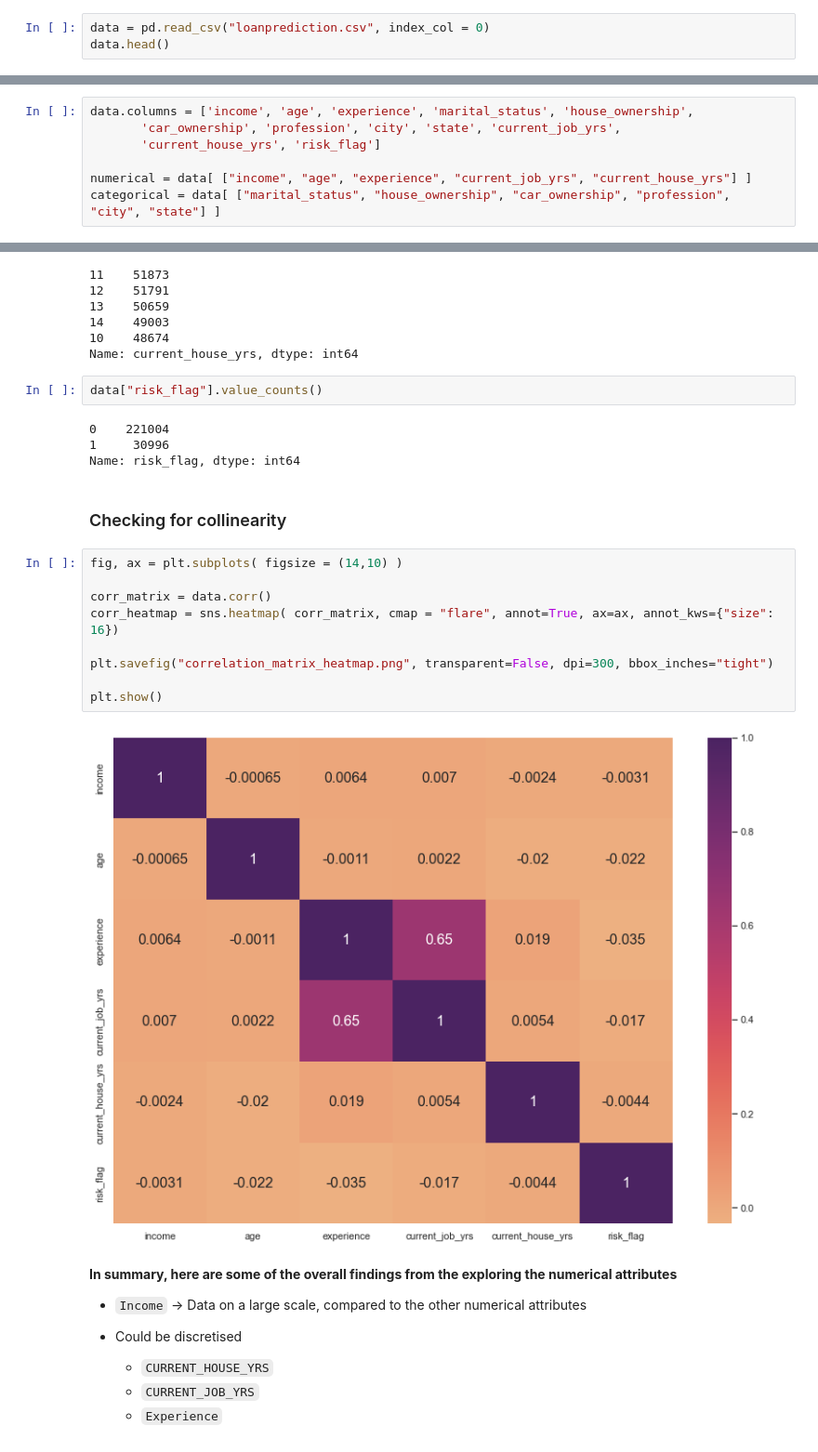
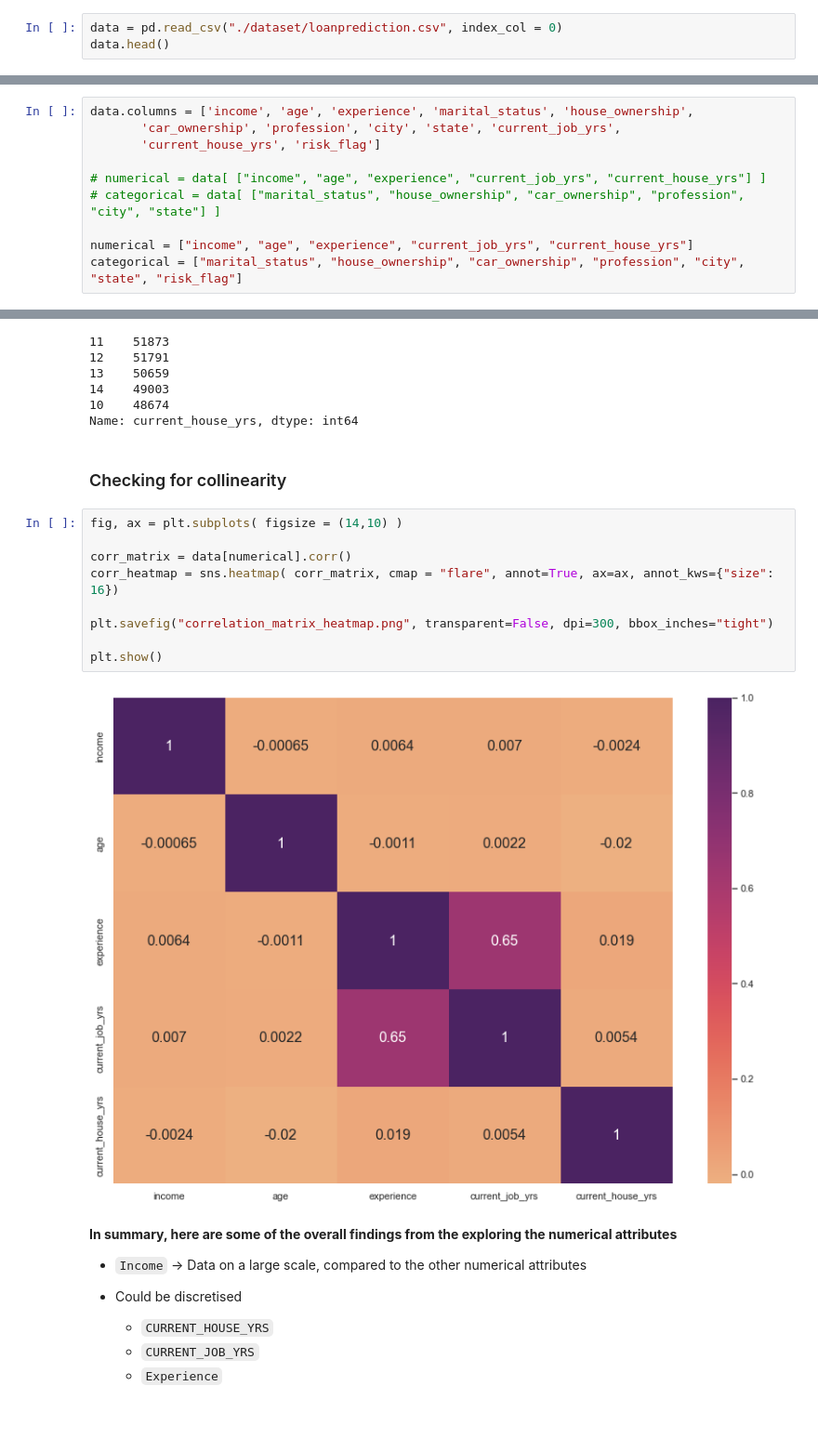
Before and after one commit to jonjonnyjonjon/dm-g3t3, a Jupyter notebook: eda.ipynb, the cells around one changed output, grey strips where cells are left out. Shown at 93% size. Drawn from its saved outputs; the diff is of its cells as text; blank space fills up the shorter version.

```diff
--- a/eda.ipynb
+++ b/eda.ipynb
@@ -19,7 +22,7 @@ sns.set_theme()
 ### Import data
 The dataset was obtained from <a href="https://www.kaggle.com/subhamjain/loan-prediction-based-on-customer-behavior">Kaggle</a>
 # %%
-data = pd.read_csv("loanprediction.csv", index_col = 0)
+data = pd.read_csv("./dataset/loanprediction.csv", index_col = 0)
 data.head()
 # %% [output]
 |  | Income | Age | Experience | Married/Single | House_Ownership | Car_Ownership | Profession | CITY | ... |
@@ -97,8 +100,11 @@ data.columns = ['income', 'age', 'experience', 'marital_status', 'house_ownershi
        'car_ownership', 'profession', 'city', 'state', 'current_job_yrs',
        'current_house_yrs', 'risk_flag']
 
-numerical = data[ ["income", "age", "experience", "current_job_yrs", "current_house_yrs"] ]
-categorical = data[ ["marital_status", "house_ownership", "car_ownership", "profession", "city", "state"] ]
+# numerical = data[ ["income", "age", "experience", "current_job_yrs", "current_house_yrs"] ]
+# categorical = data[ ["marital_status", "house_ownership", "car_ownership", "profession", "city", "state"] ]
+
+numerical = ["income", "age", "experience", "current_job_yrs", "current_house_yrs"]
+categorical = ["marital_status", "house_ownership", "car_ownership", "profession", "city", "state", "risk_flag"]
 # %%
 data.isnull().sum()
 # %% [output]
@@ -202,25 +207,19 @@ data["current_house_yrs"].value_counts()
 14    49003
 10    48674
 Name: current_house_yrs, dtype: int64
-# %%
-data["risk_flag"].value_counts()
-# %% [output]
-0    221004
-1     30996
-Name: risk_flag, dtype: int64
 # %% [markdown]
 ### Checking for collinearity
 # %%
 fig, ax = plt.subplots( figsize = (14,10) )
 
-corr_matrix = data.corr()
+corr_matrix = data[numerical].corr()
 corr_heatmap = sns.heatmap( corr_matrix, cmap = "flare", annot=True, ax=ax, annot_kws={"size": 16})
 
 plt.savefig("correlation_matrix_heatmap.png", transparent=False, dpi=300, bbox_inches="tight")
 
 plt.show()
 # %% [output]
-[figure, old version]
+[figure, new version]
 # %% [markdown]
 <b>In summary, here are some of the overall findings from the exploring the numerical attributes <b>
 - `Income` -> Data on a large scale, compared to the other numerical attributes
```
Also changed, not shown: parts of 13 cells of this notebook, 1 other file.
